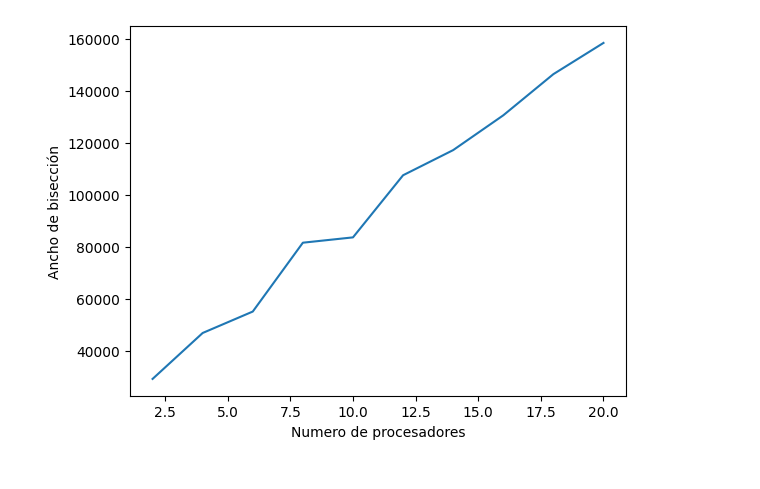
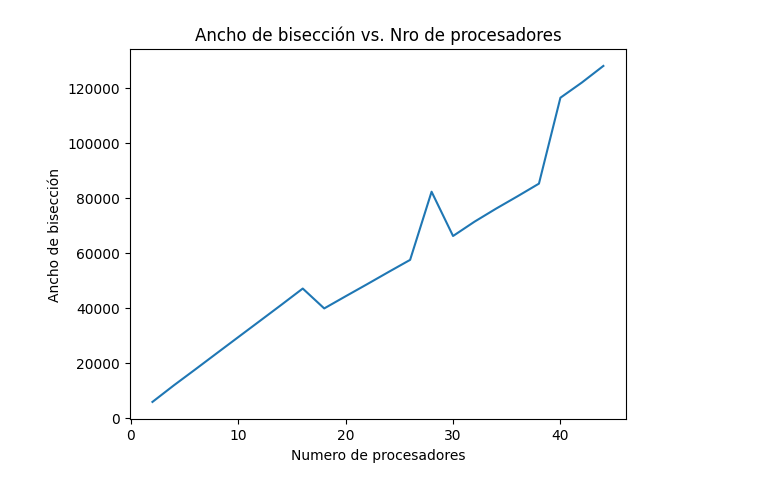
Before and after one commit to justog220/Practica-CAR, a Jupyter notebook: TP 1/EJ 3/análisis.ipynb, the cells around one changed output. Drawn from its saved outputs; the diff is of its cells as text; code cells hidden in the pictures.

```diff
--- a/TP 1/EJ 3/análisis.ipynb
+++ b/TP 1/EJ 3/análisis.ipynb
@@ -1,7 +1,7 @@
 # %%
 import pandas as pd
 # %%
-df = pd.read_csv("salida.csv")
+df = pd.read_csv("salida/salida.csv")
 prom = {}
 for _, row in df.iterrows():
     if not (row["Numero de procesadores"] in prom.keys()):
@@ -27,7 +42,7 @@ dfProm = pd.DataFrame(
 "Tiempo" : prom.values()
 }
 )
-dfProm["Tiempo"] = dfProm["Tiempo"] / (len(df["Numero de procesadores"]/len(dfProm["Numero de procesadores"])))
+dfProm["Tiempo"] = dfProm["Tiempo"] / (len(df["Numero de procesadores"])/len(dfProm["Numero de procesadores"]))
 dfProm
 # %% [output]
 |  | Numero de procesadores | Tiempo |
@@ -44,6 +65,5 @@ dfProm
 # %%
-megabits = 350 * 8
-dfProm["Velocidad"] = (megabits*dfProm["Numero de procesadores"]/2) / dfProm["Tiempo"]
-dfProm["b"] = dfProm["Velocidad"] * (2/dfProm["Numero de procesadores"])
+megabits = 350
+dfProm["b"] = (dfProm["Numero de procesadores"]*megabits) / dfProm["Tiempo"]
 dfProm
 # %% [output]
@@ -61,10 +87,11 @@ dfProm
 # %%
 import matplotlib.pyplot as plt
 
 plt.xlabel("Numero de procesadores")
 plt.ylabel("Ancho de bisección")
-plt.plot(dfProm["Numero de procesadores"], dfProm["Velocidad"])
+plt.plot(dfProm["Numero de procesadores"], dfProm["b"])
+plt.title("Ancho de bisección vs. Nro de procesadores")
 plt.savefig("salida/fig1ej3.png")
 plt.show()
 # %% [output]
-[figure, old version]
+[figure, new version]
```
Also changed, not shown: parts of 6 cells of this notebook, 12 other files.
